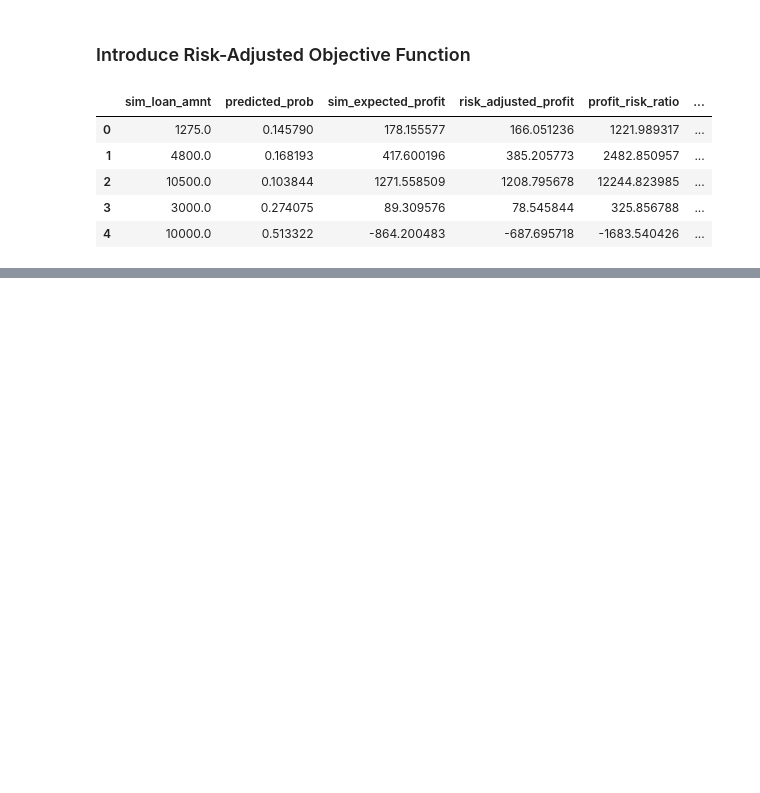
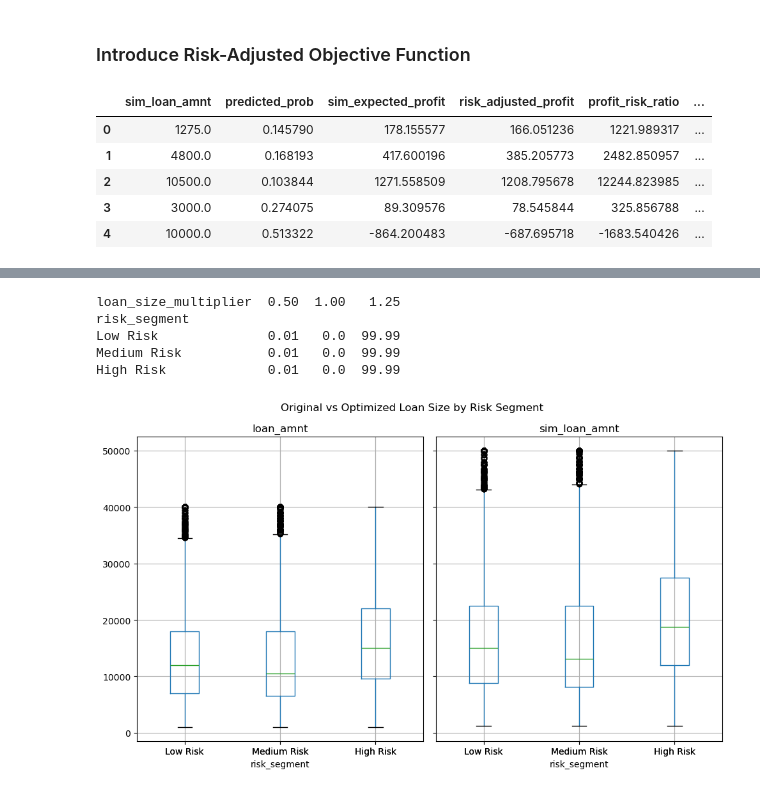
Before and after one commit to SU-IST707-SP26/group-project-data-dopes, a Jupyter notebook: work/Policy_Simulation.ipynb, the cells around one changed output, grey strips where cells are left out. Saved outputs shown, nothing was run; the diff lists cells and outputs as text; code cells hidden in the pictures; blank space fills up the shorter version.

```diff
--- a/work/Policy_Simulation.ipynb
+++ b/work/Policy_Simulation.ipynb
@@ -221,0 +293,20 @@ final_policy.head()
+# %%
+# segment analysis: Low Risk(0-0.1], Medium Risk(0.1-0.2], High Risk(0.2-0.4]
+final_policy["risk_segment"] = pd.cut(
+    final_policy["predicted_prob"],
+    bins=[0, 0.10, 0.20, 0.40],
+    labels=["Low Risk", "Medium Risk", "High Risk"]
+)
+
+# segmented summary
+segment_summary = final_policy.groupby("risk_segment").agg(
+    count=("borrower_id", "count"),
+    avg_original_loan=("loan_amnt", "mean"),
+    avg_optimized_loan=("sim_loan_amnt", "mean"),
+    avg_loan_diff=("loan_diff", "mean"),
+    avg_pct_change=("loan_pct_change", "mean"),
+    avg_expected_profit=("sim_expected_profit", "mean"),
+    avg_objective_score=("objective_score", "mean")
+).round(2)
+
+print(segment_summary)
@@ -221,0 +325,29 @@ final_policy.head()
+# %%
+# Multiplier distribution per segment
+multiplier_dist = pd.crosstab(
+    final_policy["risk_segment"],
+    final_policy["loan_size_multiplier"],
+    normalize="index"
+).round(4) * 100
+
+print(multiplier_dist)
+# %% [output]
+loan_size_multiplier  0.50  1.00   1.25
+risk_segment
+Low Risk              0.01   0.0  99.99
+Medium Risk           0.01   0.0  99.99
+High Risk             0.01   0.0  99.99
+# %%
+# segmented boxplot
+fig, ax = plt.subplots(figsize=(10, 6))
+final_policy.boxplot(
+    column=["loan_amnt", "sim_loan_amnt"],
+    by="risk_segment",
+    ax=ax
+)
+plt.suptitle("Original vs Optimized Loan Size by Risk Segment")
+ax.set_ylabel("Loan Amount ($)")
+plt.tight_layout()
+plt.show()
+# %% [output]
+[figure, added]
```
Also changed, not shown: parts of 7 cells of this notebook.
